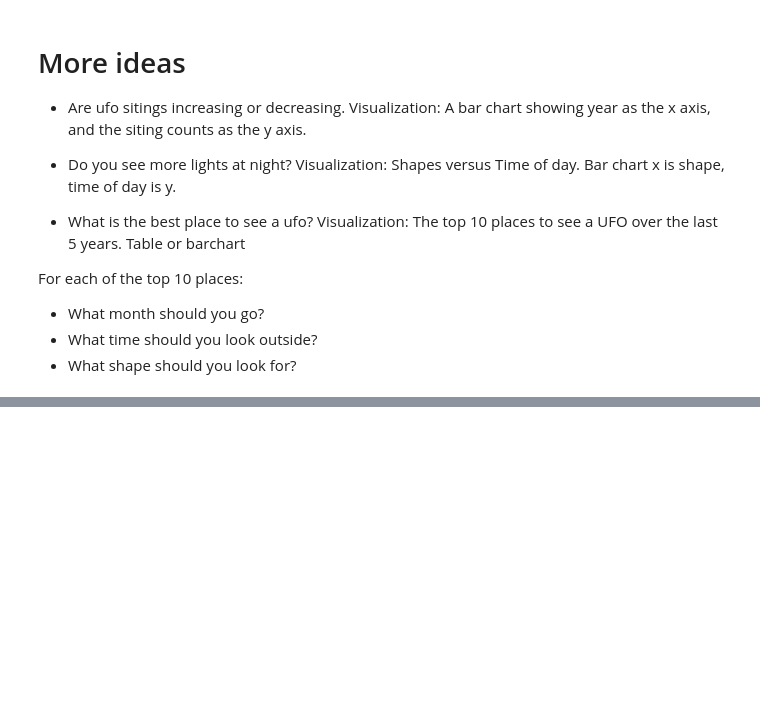
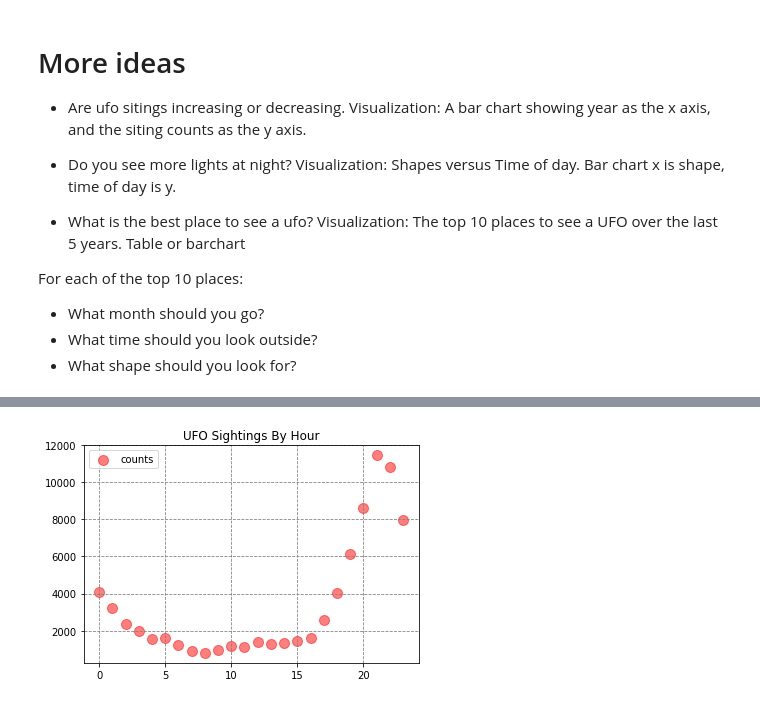
Before and after one commit to DouglasMatheny/GroupProject1, a Jupyter notebook: UFO_Data_Exploration.ipynb, the cells around one changed output, grey strips where cells are left out. Saved outputs shown, nothing was run; the diff lists cells and outputs as text; code cells hidden in the pictures; blank space fills up the shorter version.

```diff
--- a/UFO_Data_Exploration.ipynb
+++ b/UFO_Data_Exploration.ipynb
@@ -240,0 +249,13 @@ For each of the top 10 places:
+# %%
+#Create a dataframe from a group by.
+most_ufo_by_hour_df = pd.DataFrame(ufo_df.groupby(['hour'])['datetime'].count())
+most_ufo_by_hour_df.rename(inplace=True,columns={'datetime':'counts'})
+
+most_ufo_by_hour_df['percentage'] = most_ufo_by_hour_df['counts']/most_ufo_by_hour_df['counts'].sum()*100
+most_ufo_by_hour_df['percentage'] = most_ufo_by_hour_df['percentage'].map('{:,.2f}%'.format)
+
+most_ufo_by_hour_df = most_ufo_by_hour_df.reset_index()
+
+most_ufo_by_hour_df10 = most_ufo_by_hour_df.sort_values(by='hour')
+
+most_ufo_by_hour_df10
@@ -240,0 +280,13 @@ For each of the top 10 places:
+# %%
+axes = plt.scatter(most_ufo_by_hour_df10['hour'],most_ufo_by_hour_df10['counts'], c='r', s=100, alpha=0.5)
+
+# Plot title
+plt.title('UFO Sightings By Hour')
+
+# Create a legend
+plt.legend(loc='upper left' )
+plt.grid(color='gray', linestyle='--')
+plt.savefig("hour.png")
+plt.show()
+# %% [output]
+[figure, added]
```
Also changed, not shown: parts of 12 cells of this notebook, 6 other files.
